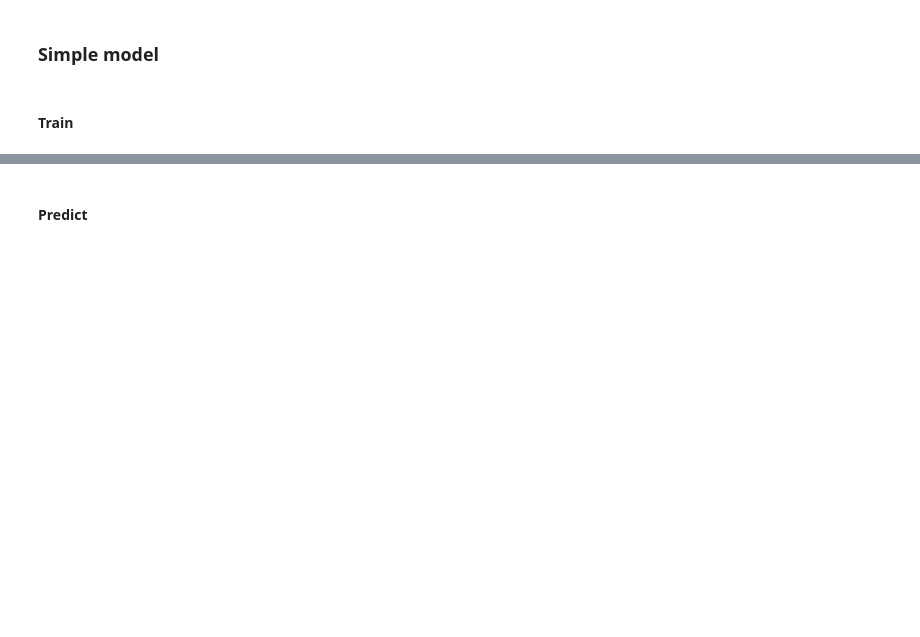
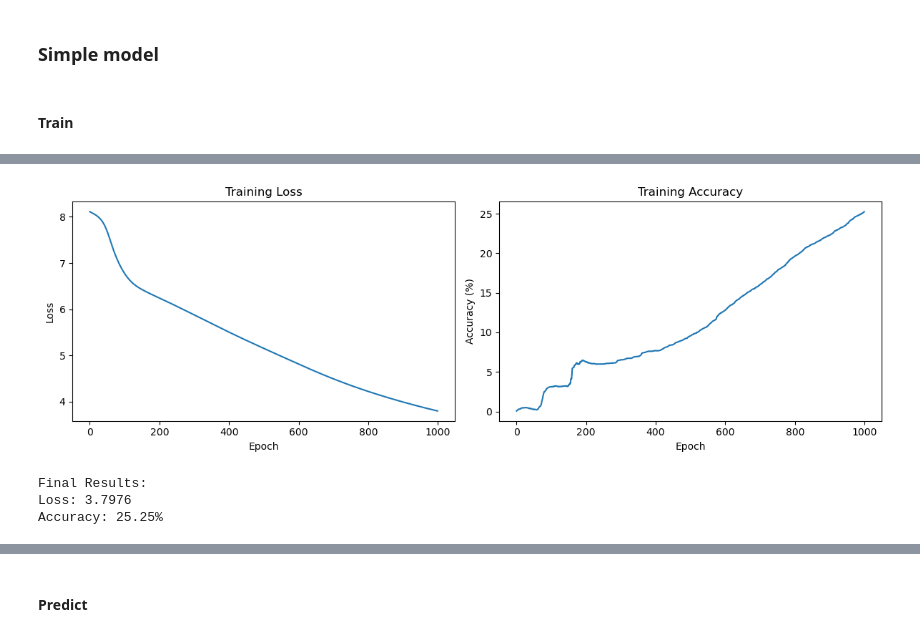
Before and after one commit to casadoj/PyTorch-Book-FIles, a Jupyter notebook: Chapter08/Pytorch_Chapter_8_Notebook_2.ipynb, the cells around one changed output, grey strips where cells are left out. Saved outputs shown, nothing was run; the diff lists cells and outputs as text; code cells hidden in the pictures; blank space fills up the shorter version.

```diff
--- a/Chapter08/Pytorch_Chapter_8_Notebook_2.ipynb
+++ b/Chapter08/Pytorch_Chapter_8_Notebook_2.ipynb
@@ -158,44 +101,15 @@ Epoch [50000/50000], Loss: 7.7986, Accuracy: 29.11%
-# %%
-def train(model, X, y, criterion, optimizer, num_epochs=1000, verbose=True):
-    # Lists to store metrics
-    train_losses = []
-    train_accuracies = []
-
-    # Training loop with accuracy tracking
-    model.train()
-    for epoch in range(num_epochs):
-        # Forward pass
-        outputs = model(X)
-        loss = criterion(outputs, y)
-        train_losses.append(loss.item())
-
-        # Calculate accuracy
-        _, predicted = torch.max(outputs.data, 1)
-        _, targets = torch.max(y, 1)
-        correct = (predicted == targets).sum().item()
-        total = targets.size(0)
-        accuracy = 100 * correct / total
-        train_accuracies.append(accuracy)
-
-        # Backward pass and optimize
-        optimizer.zero_grad()
-        loss.backward()
-        optimizer.step()
-
-        if verbose & ((epoch + 1) % 100 == 0):
-            print(f'Epoch [{epoch+1}/{num_epochs}], '
-                    f'Loss: {loss.item():.4f}, '
-                    f'Accuracy: {accuracy:.2f}%')
-
-    return train_losses, train_accuracies
 # %%
+# Training setup
+criterion = nn.CrossEntropyLoss()
+optimizer = torch.optim.Adam(model.parameters())
+
 # training loop
 train_losses, train_accuracies = train(
     model,
     xs_tensor,
     ys_tensor,
-    criterion=nn.CrossEntropyLoss(),
-    optimizer=torch.optim.Adam(model.parameters()),
+    criterion=criterion,
+    optimizer=optimizer,
     num_epochs=1000
     )
 
@@ -210,0 +129,4 @@ Epoch [600/1000], Loss: 0.3912, Accuracy: 87.20%
+[figure, added]
+Final Results:
+Loss: 3.7976
+Accuracy: 25.25%
```
Also changed, not shown: parts of 4 cells of this notebook, 1 other file.
